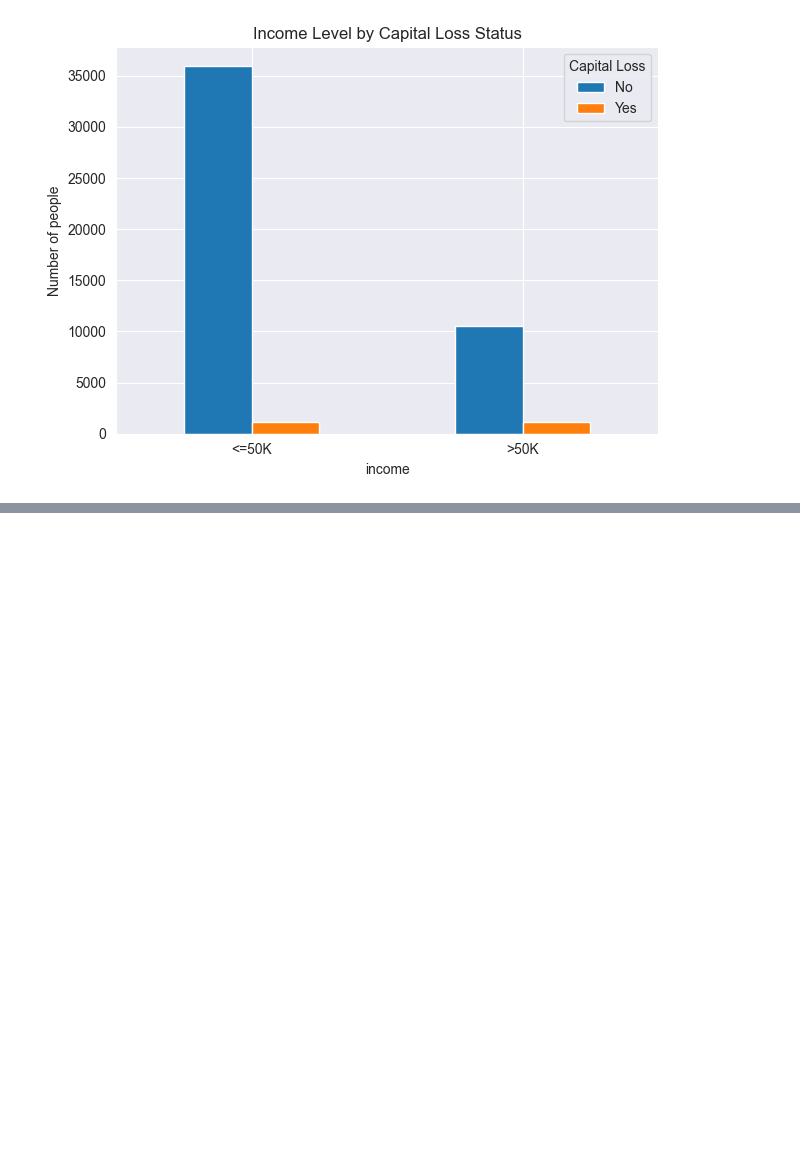
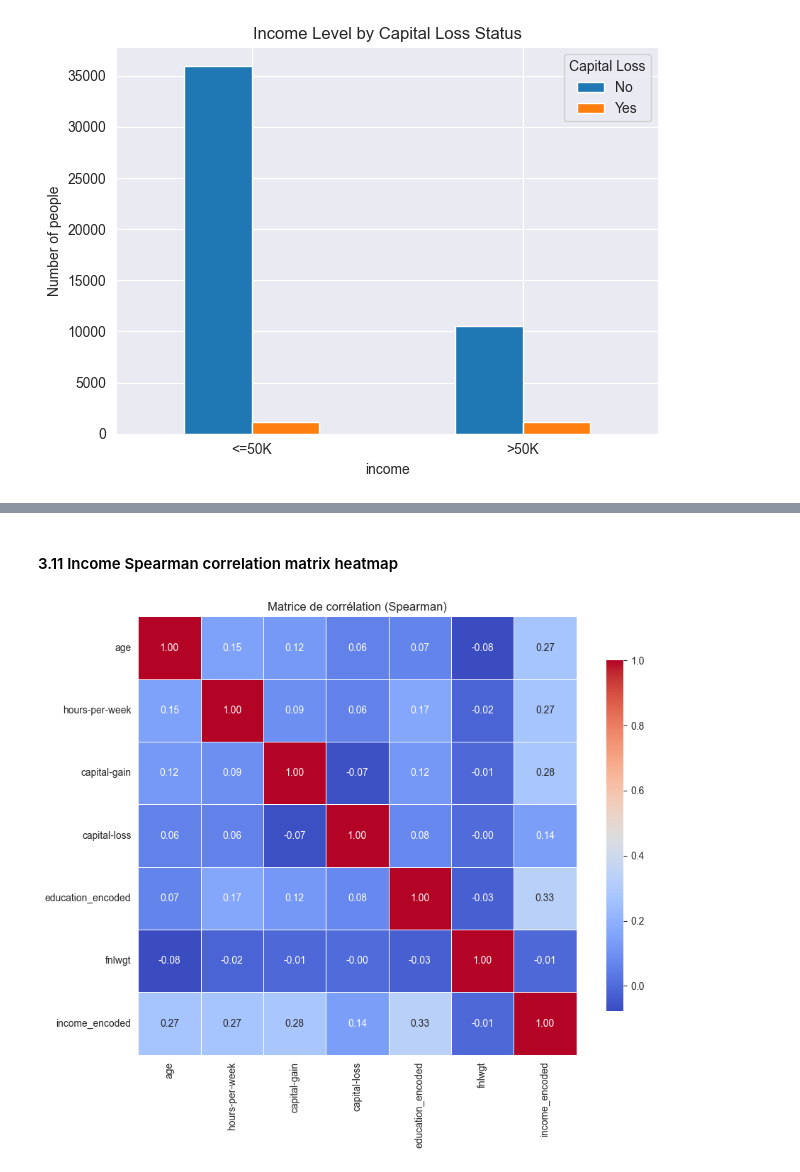
Before and after one commit to eglantinc/income-prediction, a Jupyter notebook: notebook.ipynb, the cells around one changed output, grey strips where cells are left out. Saved outputs shown, nothing was run; the diff lists cells and outputs as text; code cells hidden in the pictures; blank space fills up the shorter version.

```diff
--- a/notebook.ipynb
+++ b/notebook.ipynb
@@ -1002,0 +1147,25 @@ plt.show()
+# %% [markdown]
+#### 3.11 Income Spearman correlation matrix heatmap
+# %%
+income_df['income_encoded'] = income_df['income'].map({'>50K': 1, '<=50K': 0})
+
+# Relevant numerical columns
+cols_to_include = ['age', 'hours-per-week', 'capital-gain', 'capital-loss', 'education_encoded', 'fnlwgt', 'income_encoded', ]
+correlation_spearman = income_df[cols_to_include].corr(method='spearman')
+
+# Displaying the heatmap
+plt.figure(figsize=(10, 8))
+sns.heatmap(
+    correlation_spearman,
+    annot=True,
+    fmt=".2f",
+    cmap="coolwarm",
+    square=True,
+    linewidths=0.5,
+    cbar_kws={"shrink": 0.8}
+)
+plt.title("Matrice de corrélation (Spearman)")
+plt.tight_layout()
+plt.show()
+# %% [output]
+[figure, added]
```
Also changed, not shown: parts of 31 cells of this notebook.
